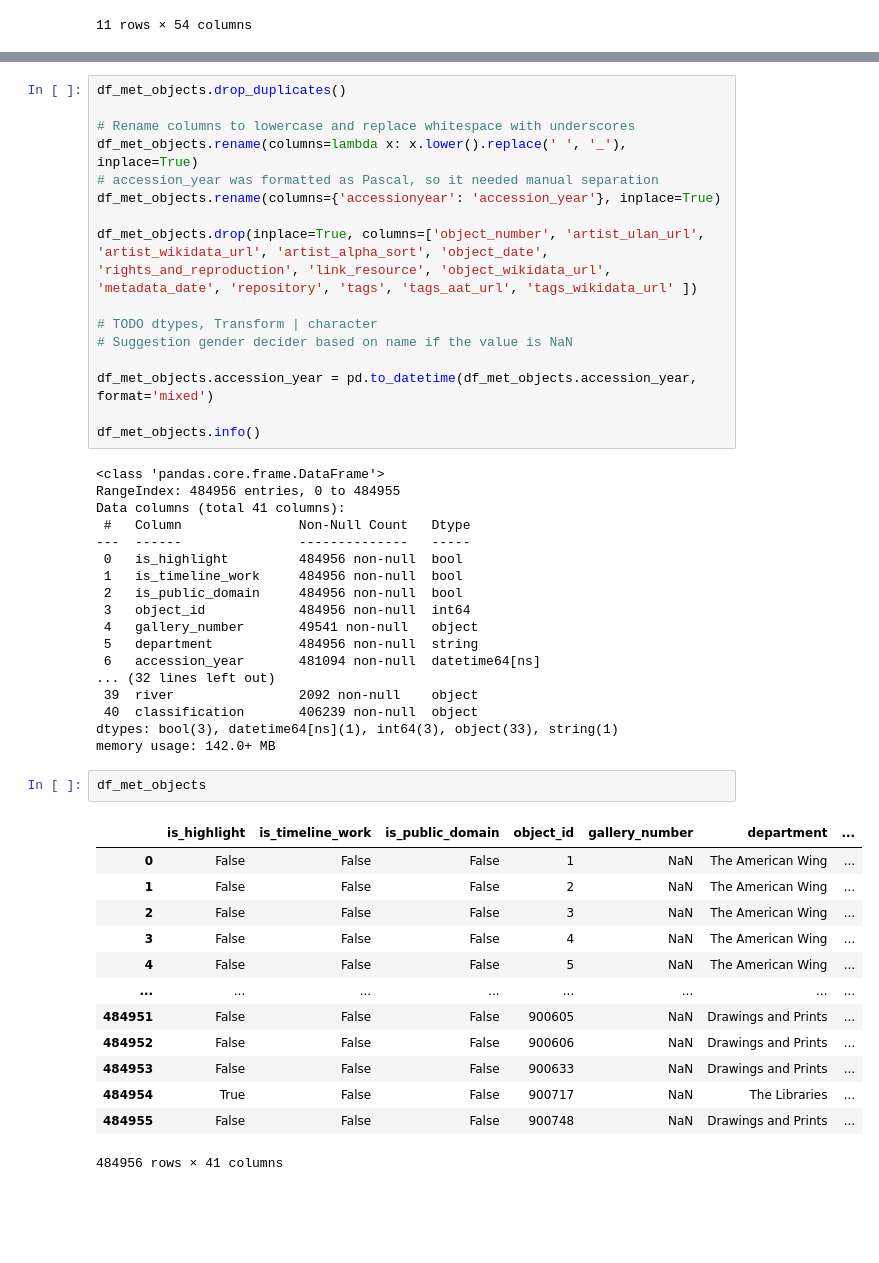
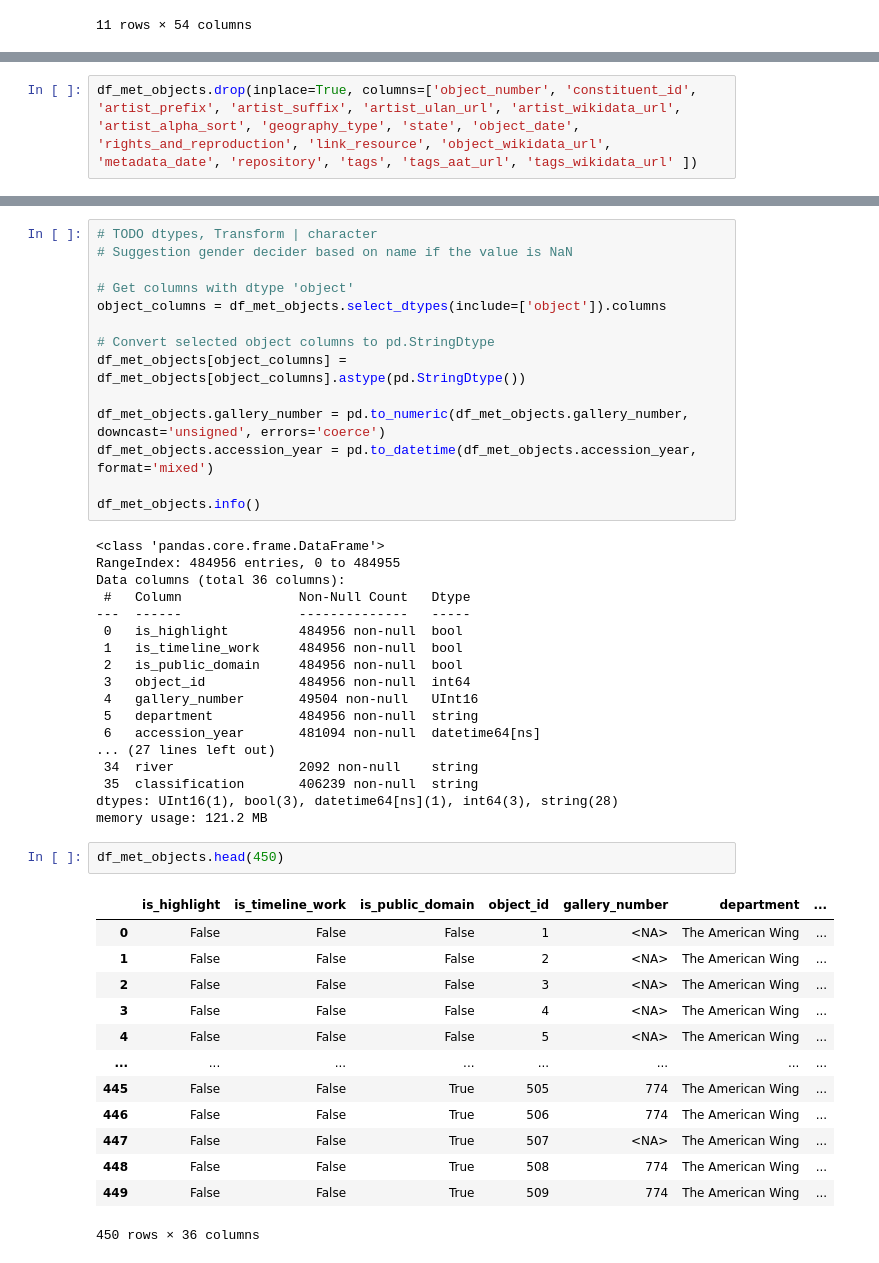
Before and after one commit to secpriano/data-analytics-and-machine-learning, a Jupyter notebook: data_cleaning.ipynb, the cells around one changed output, grey strips where cells are left out. Saved outputs shown, nothing was run; the diff lists cells and outputs as text; blank space fills up the shorter version.

Commit message:
Change datatypes, drop columns

```diff
--- a/data_cleaning.ipynb
+++ b/data_cleaning.ipynb
@@ -68,0 +85,2 @@ memory usage: 190.1+ MB
+# %%
+df_met_objects.drop(inplace=True, columns=['object_number', 'constituent_id', 'artist_prefix', 'artist_suffix', 'artist_ulan_url', 'artist_wikidata_url', 'artist_alpha_sort', 'geography_type', 'state', 'object_date', 'rights_and_reproduction', 'link_resource', 'object_wikidata_url', 'metadata_date', 'repository', 'tags', 'tags_aat_url', 'tags_wikidata_url' ])
@@ -69,50 +91,48 @@ memory usage: 190.1+ MB
 # %%
-df_met_objects.drop_duplicates()
-
-# Rename columns to lowercase and replace whitespace with underscores
-df_met_objects.rename(columns=lambda x: x.lower().replace(' ', '_'), inplace=True)
-# accession_year was formatted as Pascal, so it needed manual separation
-df_met_objects.rename(columns={'accessionyear': 'accession_year'}, inplace=True)
-
-df_met_objects.drop(inplace=True, columns=['object_number', 'artist_ulan_url', 'artist_wikidata_url', 'artist_alpha_sort', 'object_date', 'rights_and_reproduction', 'link_resource', 'object_wikidata_url', 'metadata_date', 'repository', 'tags', 'tags_aat_url', 'tags_wikidata_url' ])
-
 # TODO dtypes, Transform | character
 # Suggestion gender decider based on name if the value is NaN
 
+# Get columns with dtype 'object'
+object_columns = df_met_objects.select_dtypes(include=['object']).columns
+
+# Convert selected object columns to pd.StringDtype
+df_met_objects[object_columns] = df_met_objects[object_columns].astype(pd.StringDtype())
+
+df_met_objects.gallery_number = pd.to_numeric(df_met_objects.gallery_number, downcast='unsigned', errors='coerce')
 df_met_objects.accession_year = pd.to_datetime(df_met_objects.accession_year, format='mixed')
 
 df_met_objects.info()
 # %% [output]
 <class 'pandas.core.frame.DataFrame'>
 RangeIndex: 484956 entries, 0 to 484955
-Data columns (total 41 columns):
+Data columns (total 36 columns):
  #   Column               Non-Null Count   Dtype
 ---  ------               --------------   -----
  0   is_highlight         484956 non-null  bool
  1   is_timeline_work     484956 non-null  bool
  2   is_public_domain     484956 non-null  bool
  3   object_id            484956 non-null  int64
- 4   gallery_number       49541 non-null   object
+ 4   gallery_number       49504 non-null   UInt16
  5   department           484956 non-null  string
  6   accession_year       481094 non-null  datetime64[ns]
-... (32 lines left out)
- 39  river                2092 non-null    object
- 40  classification       406239 non-null  object
-dtypes: bool(3), datetime64[ns](1), int64(3), object(33), string(1)
-memory usage: 142.0+ MB
+... (27 lines left out)
+ 34  river                2092 non-null    string
+ 35  classification       406239 non-null  string
+dtypes: UInt16(1), bool(3), datetime64[ns](1), int64(3), string(28)
+memory usage: 121.2 MB
 # %%
-df_met_objects
+df_met_objects.head(450)
 # %% [output]
 |  | is_highlight | is_timeline_work | is_public_domain | object_id | gallery_number | department | ... |
-| 0 | False | False | False | 1 | NaN | The American Wing | ... |
-| 1 | False | False | False | 2 | NaN | The American Wing | ... |
-| 2 | False | False | False | 3 | NaN | The American Wing | ... |
-| 3 | False | False | False | 4 | NaN | The American Wing | ... |
-| 4 | False | False | False | 5 | NaN | The American Wing | ... |
+| 0 | False | False | False | 1 | <NA> | The American Wing | ... |
+| 1 | False | False | False | 2 | <NA> | The American Wing | ... |
+| 2 | False | False | False | 3 | <NA> | The American Wing | ... |
+| 3 | False | False | False | 4 | <NA> | The American Wing | ... |
+| 4 | False | False | False | 5 | <NA> | The American Wing | ... |
 | ... | ... | ... | ... | ... | ... | ... | ... |
-| 484951 | False | False | False | 900605 | NaN | Drawings and Prints | ... |
-| 484952 | False | False | False | 900606 | NaN | Drawings and Prints | ... |
-| 484953 | False | False | False | 900633 | NaN | Drawings and Prints | ... |
-| 484954 | True | False | False | 900717 | NaN | The Libraries | ... |
-| 484955 | False | False | False | 900748 | NaN | Drawings and Prints | ... |
+| 445 | False | False | True | 505 | 774 | The American Wing | ... |
+| 446 | False | False | True | 506 | 774 | The American Wing | ... |
+| 447 | False | False | True | 507 | <NA> | The American Wing | ... |
+| 448 | False | False | True | 508 | 774 | The American Wing | ... |
+| 449 | False | False | True | 509 | 774 | The American Wing | ... |
-484956 rows × 41 columns
+450 rows × 36 columns
```
Also changed, not shown: parts of 14 cells of this notebook.
